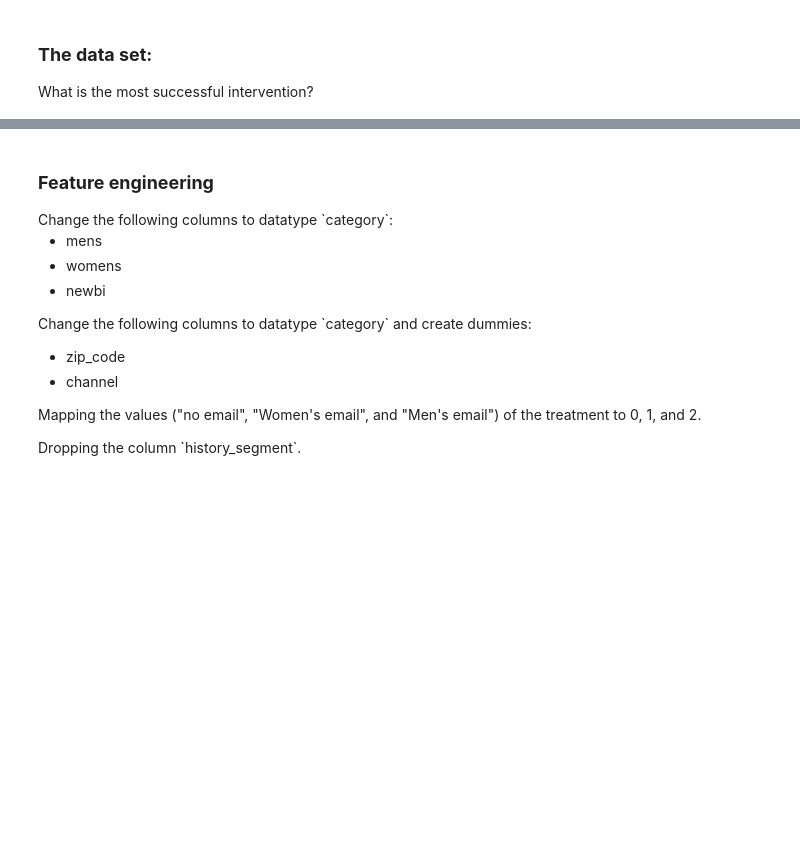
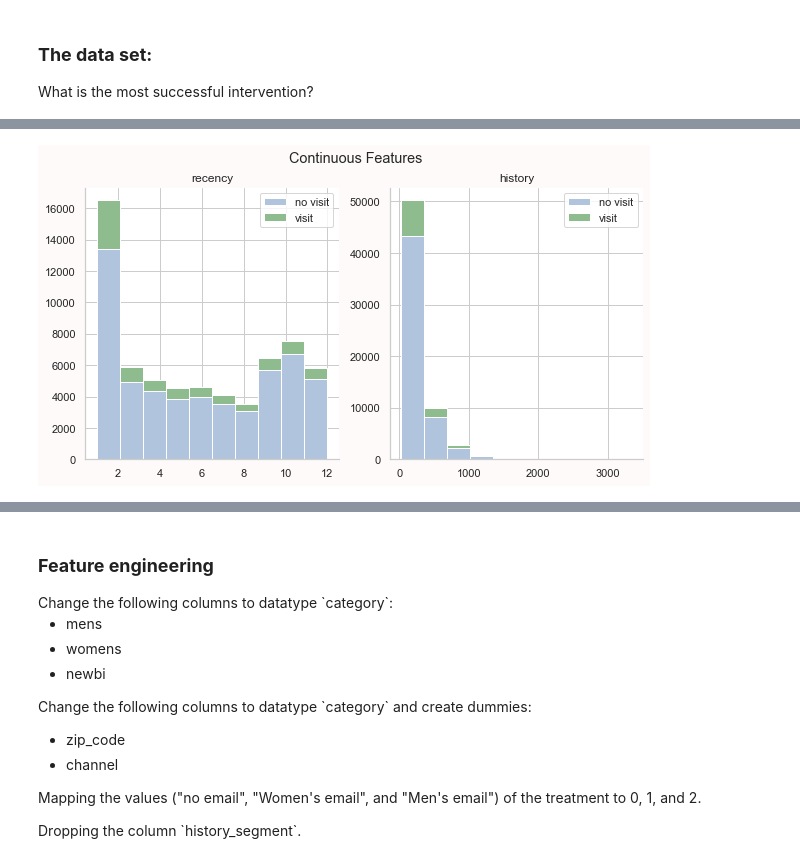
Before and after one commit to HeddaZa/Causal_ML, a Jupyter notebook: CausalML.ipynb, the cells around one changed output, grey strips where cells are left out. Drawn from its saved outputs; the diff is of its cells as text; code cells hidden in the pictures; blank space fills up the shorter version.

```diff
--- a/CausalML.ipynb
+++ b/CausalML.ipynb
@@ -100,3 +94,7 @@ df_hillstrom
+# %%
+plots.plot_continuous(df_hillstrom)
+# %% [output]
+[figure, added]
 # %%
 plots.pie_plots(df_hillstrom,'segment','visit')
 # %% [output]
```
Also changed, not shown: parts of 3 cells of this notebook, 1 other file.
